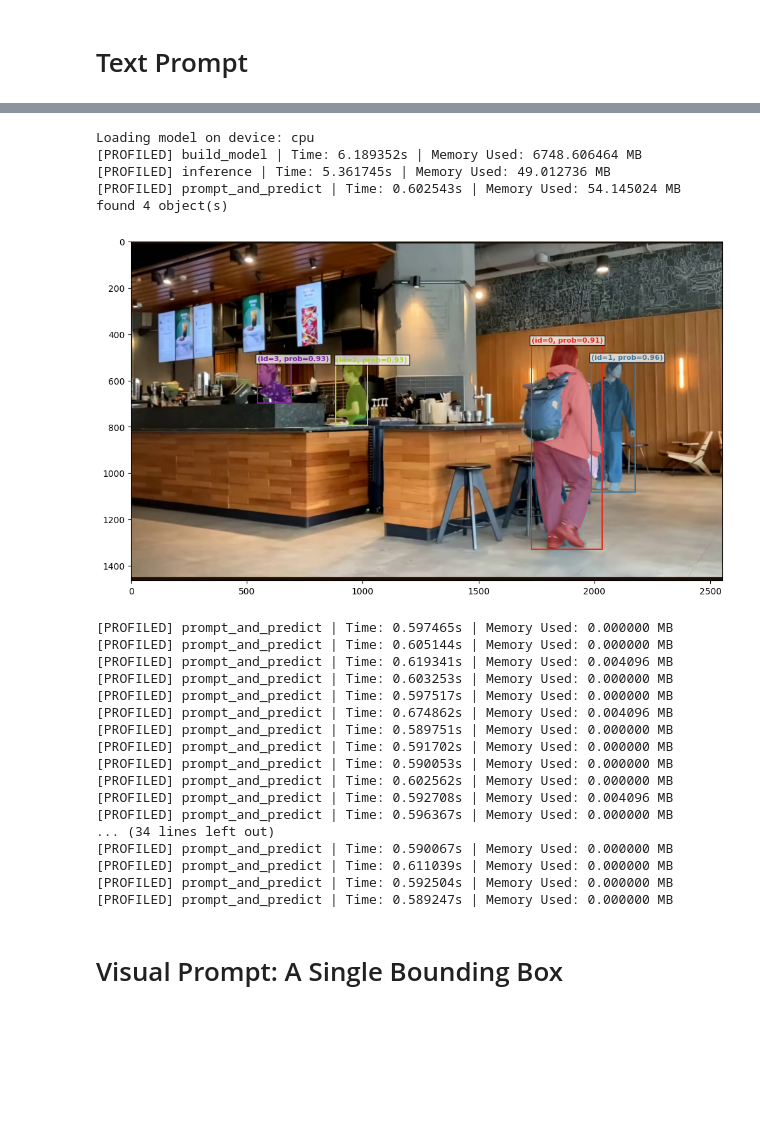
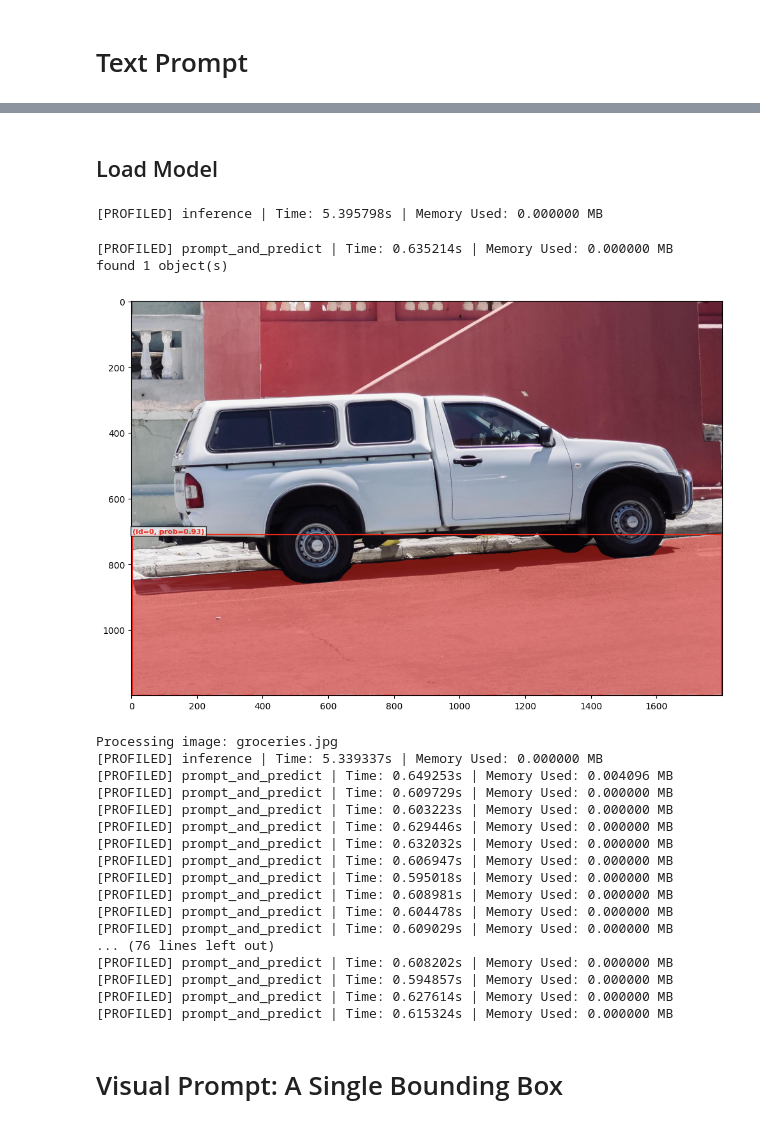
Before and after one commit to rhubarb-ai/sam3-cpu, a Jupyter notebook: notebook/image_predictor_example.ipynb, the cells around one changed output, grey strips where cells are left out. Drawn from its saved outputs; the diff is of its cells as text; code cells hidden in the pictures; blank space fills up the shorter version.

```diff
--- a/notebook/image_predictor_example.ipynb
+++ b/notebook/image_predictor_example.ipynb
@@ -90,3 +90,5 @@ def prompt_and_predict(processor, inference_state, prompt="people"):
     processor.reset_all_prompts(inference_state)
     inference_state = processor.set_text_prompt(state=inference_state, prompt=prompt)
     return inference_state
+# %% [markdown]
+## Load Model
@@ -93,43 +97,53 @@ def prompt_and_predict(processor, inference_state, prompt="people"):
+# %%
+image_path = f"{sam3_root}/../assets/images/truck.jpg"
+image = Image.open(image_path)
+processor, inference_state = inference(model, image)
+# %% [output]
+[PROFILED] inference | Time: 5.395798s | Memory Used: 0.000000 MB
 # %%
-prompt = "people"
-model = build_model(bpe_path=f"{sam3_root}/assets/bpe_simple_vocab_16e6.txt.gz", device=device)
-image_path = f"{sam3_root}/../assets/images/test_image.png"
-image = Image.open(image_path)
-processor, inference_state = inference(model, image)
-inference_state = prompt_and_predict(processor, inference_state, prompt=prompt)
+prompt = ["foot","people","road","wall","railing","truck","drain","light","car","seat","bag","food","hair-band","pant","hair","door","window","kids"]
+inference_state = prompt_and_predict(processor, inference_state, prompt=prompt[0])
 
 img0 = Image.open(image_path)
 plot_results(img0, inference_state)
 # %% [output]
-Loading model on device: cpu
-[PROFILED] build_model | Time: 6.189352s | Memory Used: 6748.606464 MB
-[PROFILED] inference | Time: 5.361745s | Memory Used: 49.012736 MB
-[PROFILED] prompt_and_predict | Time: 0.602543s | Memory Used: 54.145024 MB
-found 4 object(s)
+[PROFILED] prompt_and_predict | Time: 0.635214s | Memory Used: 0.000000 MB
+found 1 object(s)
-[figure, old version]
+[figure, new version]
 # %%
-prompts = ["people", "chair", "foot", "person standing", "floor", "wall", "ceiling", "table", "window", "door"]*5
-for prompt in prompts:
-    inference_state = prompt_and_predict(processor, inference_state, prompt=prompt)
+image_folder = f"{sam3_root}/../assets/images/"
+image_files = [f for f in os.listdir(image_folder) if f.endswith((".jpg", ".jpeg", ".png"))]
+
+for image_file in image_files:
+    print(f"Processing image: {image_file}")
+    image_path = os.path.join(image_folder, image_file)
+    image = Image.open(image_path)
+    processor, inference_state = inference(model, image)
+    # inference_state = prompt_and_predict(processor, inference_state, prompt=prompt)
+
+    # prompts = ["people", "kids", "chair", "foot", "floor", "wall", "ceiling", "table", "window", "truck", "van", "door", "shoe", "food", "bag", "box", "bottle", "cup", "plate", "food", "book", "laptop", "phone"]
+    prompts = ["foot","people","road","floor","wall","ceiling", "table","railing","truck","drain","light","car","seat","bag","food","hair-band","pant","hair","door","window","kids"]
+    for prompt in prompts:
+        inference_state = prompt_and_predict(processor, inference_state, prompt=prompt)
     # plot_results(img0, inference_state)
 # %% [output]
-[PROFILED] prompt_and_predict | Time: 0.597465s | Memory Used: 0.000000 MB
-[PROFILED] prompt_and_predict | Time: 0.605144s | Memory Used: 0.000000 MB
-[PROFILED] prompt_and_predict | Time: 0.619341s | Memory Used: 0.004096 MB
-[PROFILED] prompt_and_predict | Time: 0.603253s | Memory Used: 0.000000 MB
-[PROFILED] prompt_and_predict | Time: 0.597517s | Memory Used: 0.000000 MB
-[PROFILED] prompt_and_predict | Time: 0.674862s | Memory Used: 0.004096 MB
-[PROFILED] prompt_and_predict | Time: 0.589751s | Memory Used: 0.000000 MB
-[PROFILED] prompt_and_predict | Time: 0.591702s | Memory Used: 0.000000 MB
-[PROFILED] prompt_and_predict | Time: 0.590053s | Memory Used: 0.000000 MB
-[PROFILED] prompt_and_predict | Time: 0.602562s | Memory Used: 0.000000 MB
-[PROFILED] prompt_and_predict | Time: 0.592708s | Memory Used: 0.004096 MB
-[PROFILED] prompt_and_predict | Time: 0.596367s | Memory Used: 0.000000 MB
-... (34 lines left out)
-[PROFILED] prompt_and_predict | Time: 0.590067s | Memory Used: 0.000000 MB
-[PROFILED] prompt_and_predict | Time: 0.611039s | Memory Used: 0.000000 MB
-[PROFILED] prompt_and_predict | Time: 0.592504s | Memory Used: 0.000000 MB
-[PROFILED] prompt_and_predict | Time: 0.589247s | Memory Used: 0.000000 MB
+Processing image: groceries.jpg
+[PROFILED] inference | Time: 5.339337s | Memory Used: 0.000000 MB
+[PROFILED] prompt_and_predict | Time: 0.649253s | Memory Used: 0.004096 MB
+[PROFILED] prompt_and_predict | Time: 0.609729s | Memory Used: 0.000000 MB
+[PROFILED] prompt_and_predict | Time: 0.603223s | Memory Used: 0.000000 MB
+[PROFILED] prompt_and_predict | Time: 0.629446s | Memory Used: 0.000000 MB
+[PROFILED] prompt_and_predict | Time: 0.632032s | Memory Used: 0.000000 MB
+[PROFILED] prompt_and_predict | Time: 0.606947s | Memory Used: 0.000000 MB
+[PROFILED] prompt_and_predict | Time: 0.595018s | Memory Used: 0.000000 MB
+[PROFILED] prompt_and_predict | Time: 0.608981s | Memory Used: 0.000000 MB
+[PROFILED] prompt_and_predict | Time: 0.604478s | Memory Used: 0.000000 MB
+[PROFILED] prompt_and_predict | Time: 0.609029s | Memory Used: 0.000000 MB
+... (76 lines left out)
+[PROFILED] prompt_and_predict | Time: 0.608202s | Memory Used: 0.000000 MB
+[PROFILED] prompt_and_predict | Time: 0.594857s | Memory Used: 0.000000 MB
+[PROFILED] prompt_and_predict | Time: 0.627614s | Memory Used: 0.000000 MB
+[PROFILED] prompt_and_predict | Time: 0.615324s | Memory Used: 0.000000 MB
 # %% [markdown]
 # Visual Prompt: A Single Bounding Box
 # %%
```
Also changed, not shown: parts of 1 cell of this notebook, 7 other files.
